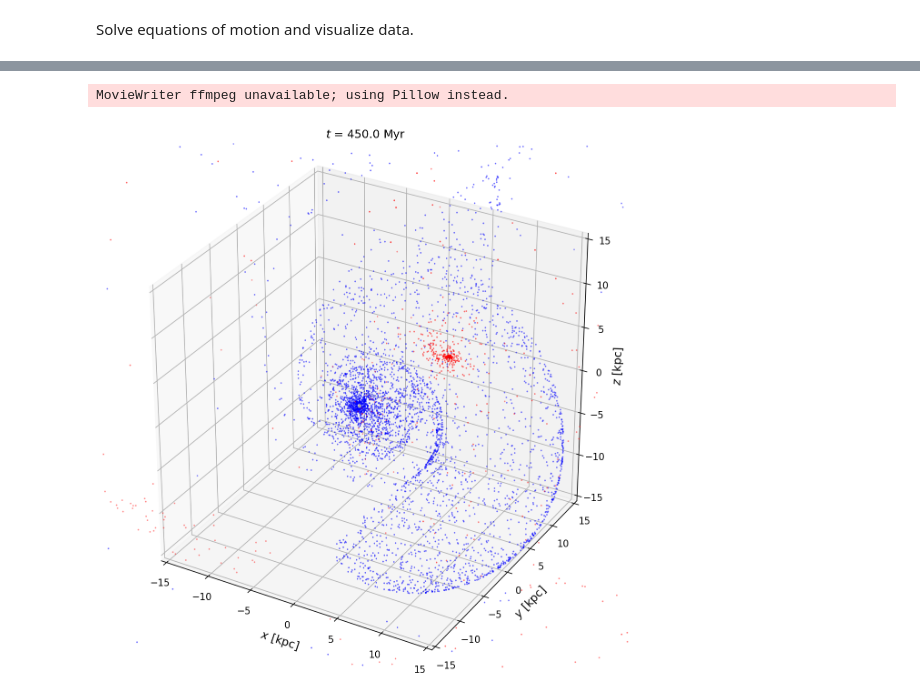
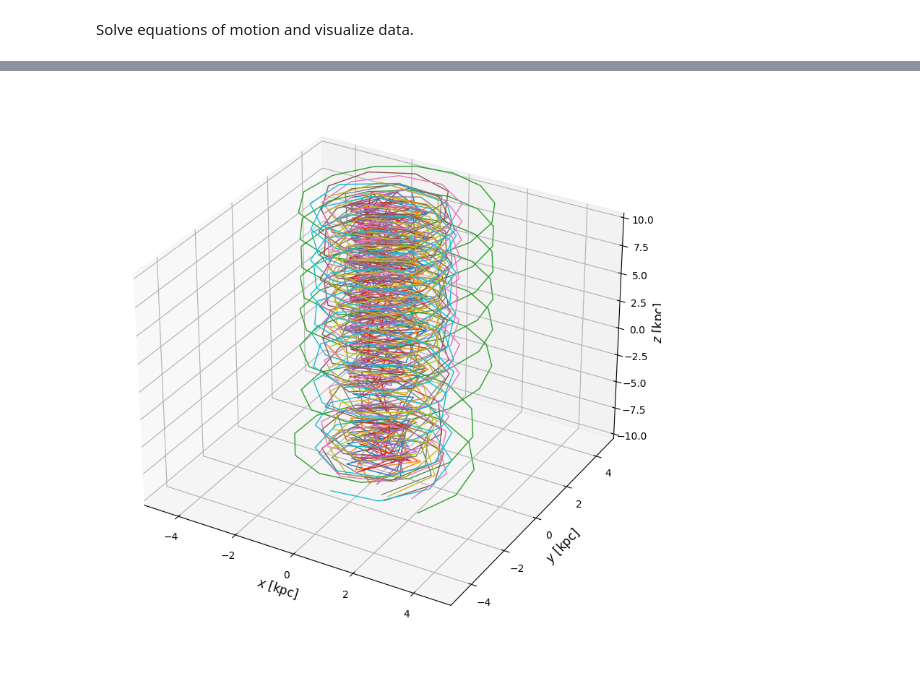
Before and after one commit to elaiah-pshs/galaxy-collision, a Jupyter notebook: Chapter 4 Galaxy Collision Discussion (from book).ipynb, the cells around one changed output, grey strips where cells are left out. Cells and saved outputs as stored; diff of their text form; code cells hidden in the pictures.

```diff
--- a/Chapter 4 Galaxy Collision Discussion (from book).ipynb
+++ b/Chapter 4 Galaxy Collision Discussion (from book).ipynb
@@ -43,9 +47,9 @@ galaxies = {
         # disk radius in kpc
         5,
         # Cartesian coordinates (x,y,z) of initial position in kpc
-        (25,-25,-5),
+        (0,0,10),
         # x-, y-, z-components of initial velocity in km/s
-        (-75,75,0),
+        (0,0,-75),
         # normal to galactic plane (disk is in xy-plane)
         (0,0,1),
         # number of rings (each ring will be randomly populated with 1000/5 = 200 stars)
@@ -54,5 +58,5 @@ galaxies = {
         1000,
         # softening factor defines inner edge of disk (in units of disk radius)
         0.025),
-    'target' : galcol.parameters(5e10, 10, (-5,5,1), (15,-15,0), (1,-1,2**0.5), 10, 4000, 0.025),
+    'target' : galcol.parameters(5e10, 10, (0,0,-10), (0,0,50), (0,0,1), 10, 4000, 0.025),
 }
@@ -101,6 +108,5 @@ Solve equations of motion and visualize data.
 # %%
-t, data = galcol.evolve_two_disks(galaxies['target'], galaxies['intruder'],
-                                  N_steps=10000, N_snapshots=100, time_step=0.045*unit.Myr)
-print(t)
+t, pos_data, vel_data = galcol.evolve_two_disks_modified(galaxies['target'], galaxies['intruder'],
+                                  N_steps=10000, N_snapshots=100, time_step=0.05*unit.Myr)
 # %% [output]
 Solving equations of motion for two galaxies (Leapfrog integration)
@@ -123,6 +114,5 @@ galcol.show_two_disks_3d(data[i,:,:], galaxies['target']['N_stars'],
-# %%
-galcol.anim_two_disks_3d(data, galaxies['target']['N_stars'],
-                         [-15,15], [-15,15], [-15,15], t, name='two_disks')
-# %% [output]
-MovieWriter ffmpeg unavailable; using Pillow instead.
-[figure, removed]
+# %%
+sample = random.sample(range(0, 1000), 10)
+galcol.show_orbits_3d_modified(sample, pos_data, [-5,5], [-5,5], [-10,10])
+# %% [output]
+[figure, added]
```
Also changed, not shown: parts of 14 cells of this notebook, 2 other files.
